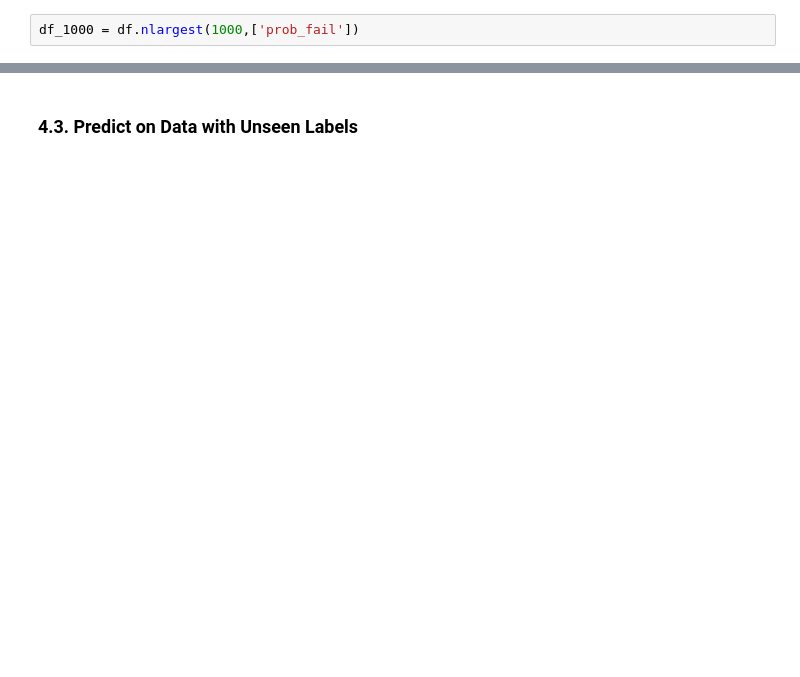
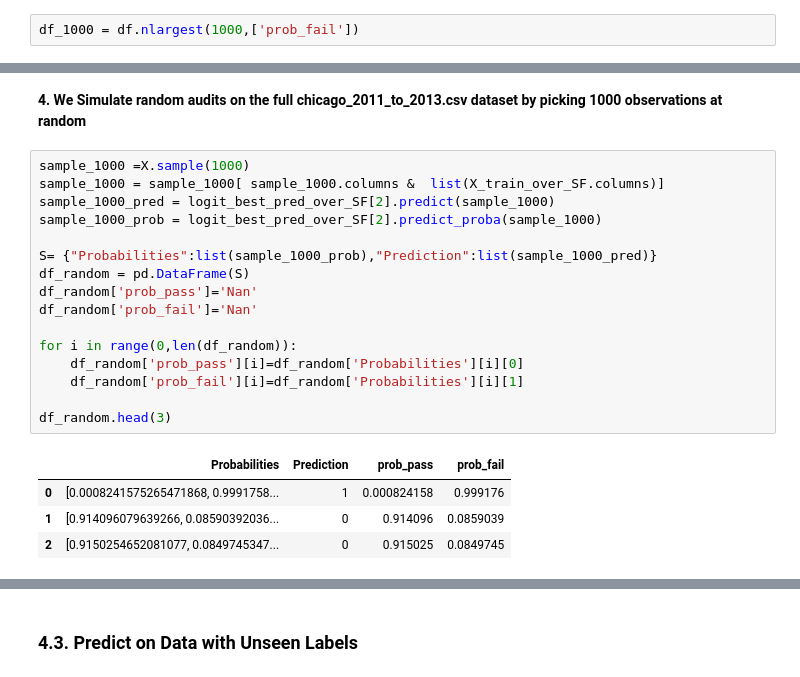
Before and after one commit to sociologyquinn/CSS-Project3-Group1, a Jupyter notebook: Project 3 Students.ipynb, the cells around one changed output, grey strips where cells are left out. Cells and saved outputs as stored; diff of their text form; blank space fills up the shorter version.

```diff
--- a/Project 3 Students.ipynb
+++ b/Project 3 Students.ipynb
@@ -884 +987,24 @@ plt.show()
+# %% [markdown]
+**4. We Simulate random audits on the full chicago_2011_to_2013.csv dataset by picking 1000 observations at random**
+# %%
+sample_1000 =X.sample(1000)
+sample_1000 = sample_1000[ sample_1000.columns &  list(X_train_over_SF.columns)]
+sample_1000_pred = logit_best_pred_over_SF[2].predict(sample_1000)
+sample_1000_prob = logit_best_pred_over_SF[2].predict_proba(sample_1000)
+
+S= {"Probabilities":list(sample_1000_prob),"Prediction":list(sample_1000_pred)}
+df_random = pd.DataFrame(S)
+df_random['prob_pass']='Nan'
+df_random['prob_fail']='Nan'
+
+for i in range(0,len(df_random)):
+    df_random['prob_pass'][i]=df_random['Probabilities'][i][0]
+    df_random['prob_fail'][i]=df_random['Probabilities'][i][1]
+
+df_random.head(3)
+# %% [output]
+|  | Probabilities | Prediction | prob_pass | prob_fail |
+| 0 | [0.0008241575265471868, 0.9991758... | 1 | 0.000824158 | 0.999176 |
+| 1 | [0.914096079639266, 0.08590392036... | 0 | 0.914096 | 0.0859039 |
+| 2 | [0.9150254652081077, 0.0849745347... | 0 | 0.915025 | 0.0849745 |
 # %%
```
Also changed, not shown: parts of 32 cells of this notebook.
